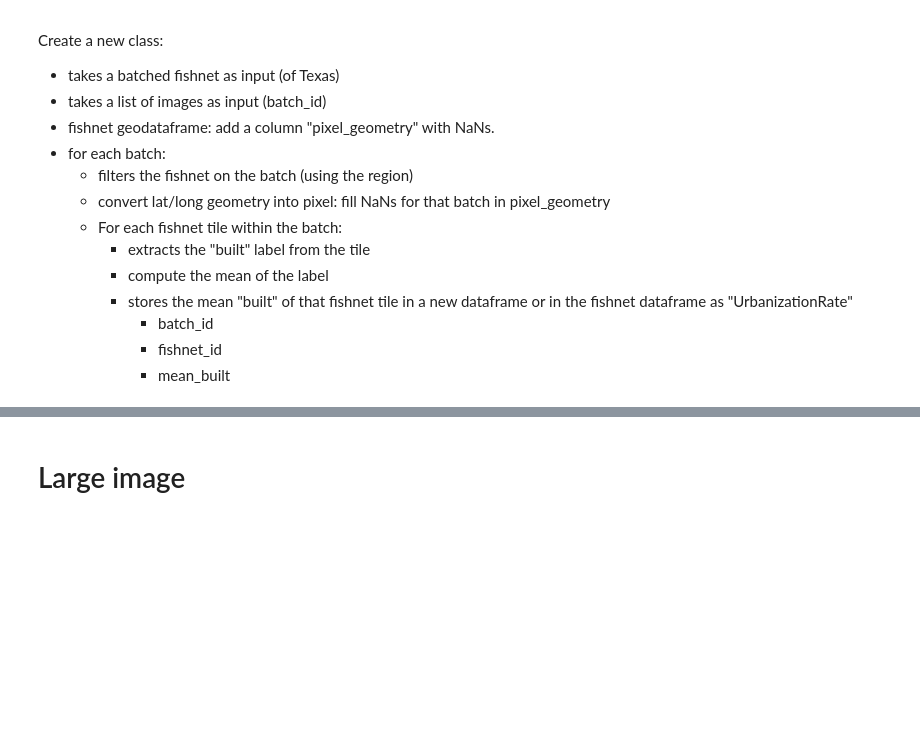
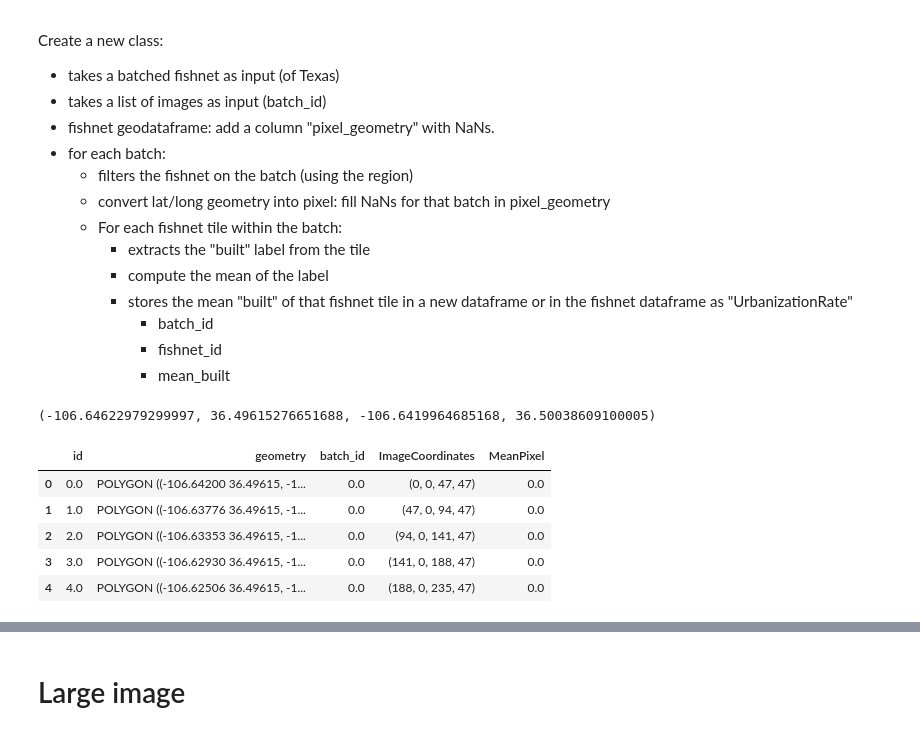
Before and after one commit to victor-radermecker/AdvancedLandCoverAnalytics-Pipeline, a Jupyter notebook: Google_Earth_Engine/dynamic-world-bulk-extraction.ipynb, the cells around one changed output, grey strips where cells are left out. Saved outputs shown, nothing was run; the diff lists cells and outputs as text; code cells hidden in the pictures; blank space fills up the shorter version.

```diff
--- a/Google_Earth_Engine/dynamic-world-bulk-extraction.ipynb
+++ b/Google_Earth_Engine/dynamic-world-bulk-extraction.ipynb
@@ -301,3 +266,16 @@ Create a new class:
+# %%
+fishnet_creator.fishnet.iloc[0]["geometry"].bounds
+# %% [output]
+(-106.64622979299997, 36.49615276651688, -106.6419964685168, 36.50038609100005)
+# %%
+fishnet_creator.fishnet.head()
+# %% [output]
+|  | id | geometry | batch_id | ImageCoordinates | MeanPixel |
+| 0 | 0.0 | POLYGON ((-106.64200 36.49615, -1... | 0.0 | (0, 0, 47, 47) | 0.0 |
+| 1 | 1.0 | POLYGON ((-106.63776 36.49615, -1... | 0.0 | (47, 0, 94, 47) | 0.0 |
+| 2 | 2.0 | POLYGON ((-106.63353 36.49615, -1... | 0.0 | (94, 0, 141, 47) | 0.0 |
+| 3 | 3.0 | POLYGON ((-106.62930 36.49615, -1... | 0.0 | (141, 0, 188, 47) | 0.0 |
+| 4 | 4.0 | POLYGON ((-106.62506 36.49615, -1... | 0.0 | (188, 0, 235, 47) | 0.0 |
 # %%
 fishnet_creator.filtered_fishnet["ImageCoordinates"] = get_pixel_coordinates(fishnet_creator.filtered_fishnet)
 fishnet_creator.filtered_fishnet["MeanPixels"] = mean_pixel_values(image, fishnet_creator.filtered_fishnet)
```
Also changed, not shown: parts of 22 cells of this notebook, 1 other file.
